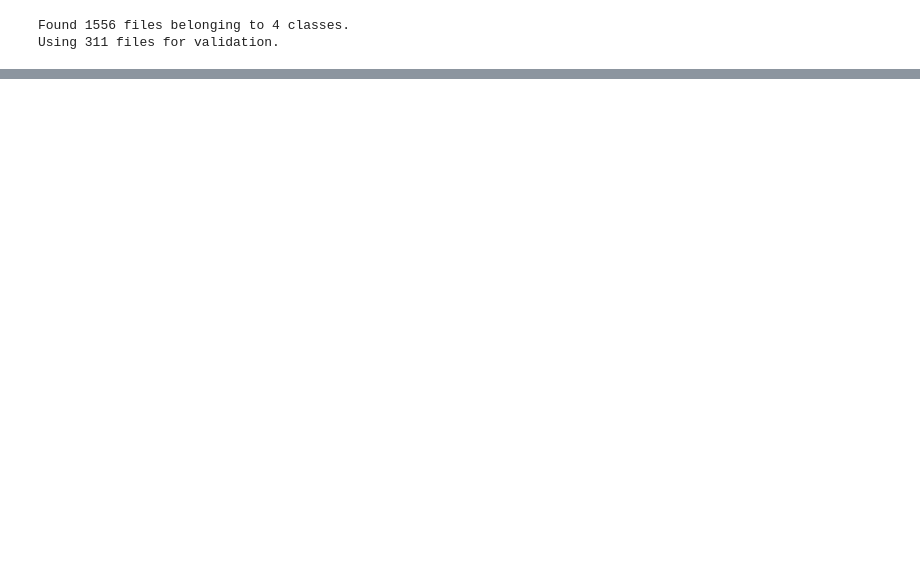
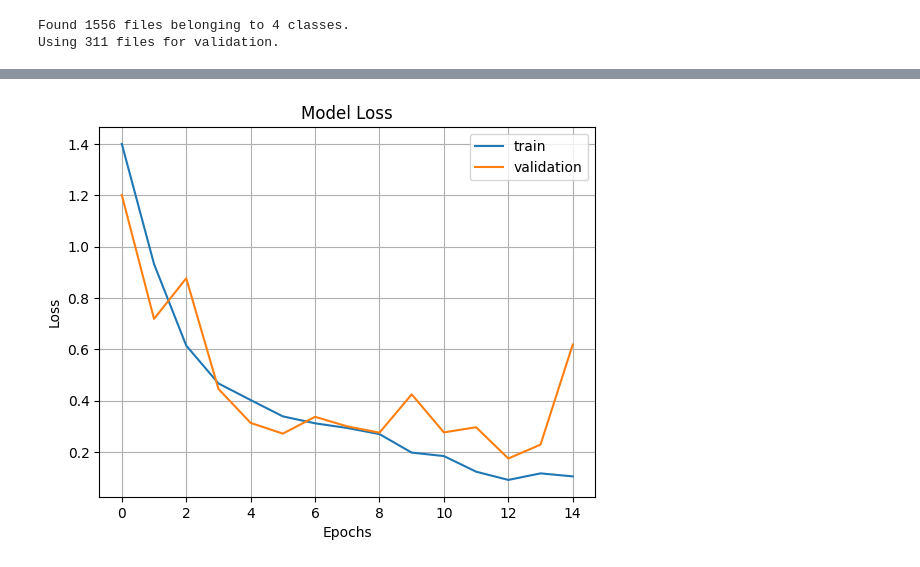
Before and after one commit to wissemkarous/Tensorflow-from-scratch, a Jupyter notebook: CNN_Model/almond-varieties.ipynb, the cells around one changed output, grey strips where cells are left out. Saved outputs shown, nothing was run; the diff lists cells and outputs as text; code cells hidden in the pictures; blank space fills up the shorter version.

```diff
--- a/CNN_Model/almond-varieties.ipynb
+++ b/CNN_Model/almond-varieties.ipynb
@@ -113,0 +245,12 @@ plt.show()
+# %%
+#plot the result
+plt.plot(history.history['loss'])
+plt.plot(history.history['val_loss'])
+plt.grid()
+plt.title('Model Loss')
+plt.ylabel('Loss')
+plt.xlabel('Epochs')
+plt.legend(['train', 'validation'])
+plt.show()
+# %% [output]
+[figure, added]
```
Also changed, not shown: parts of 17 cells of this notebook.
